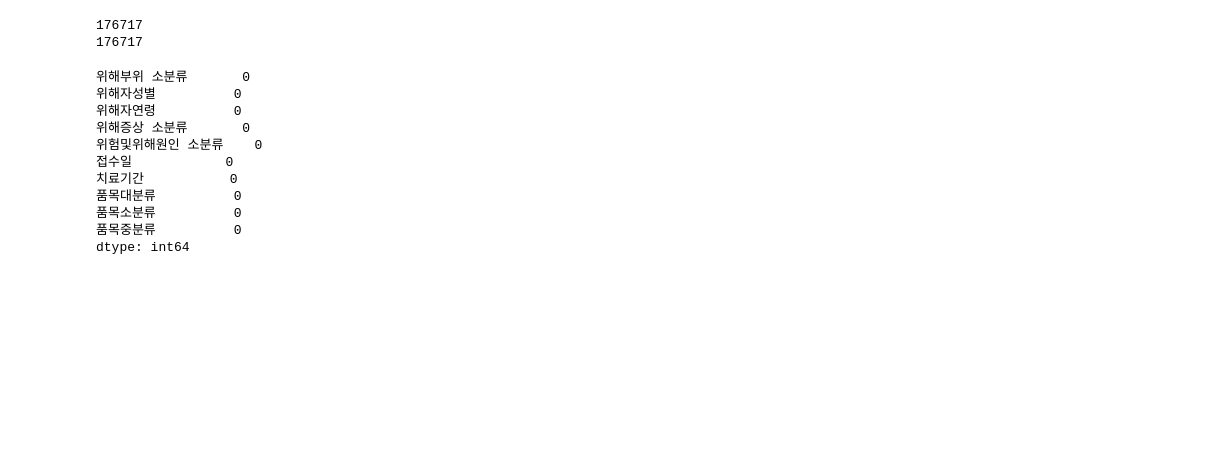
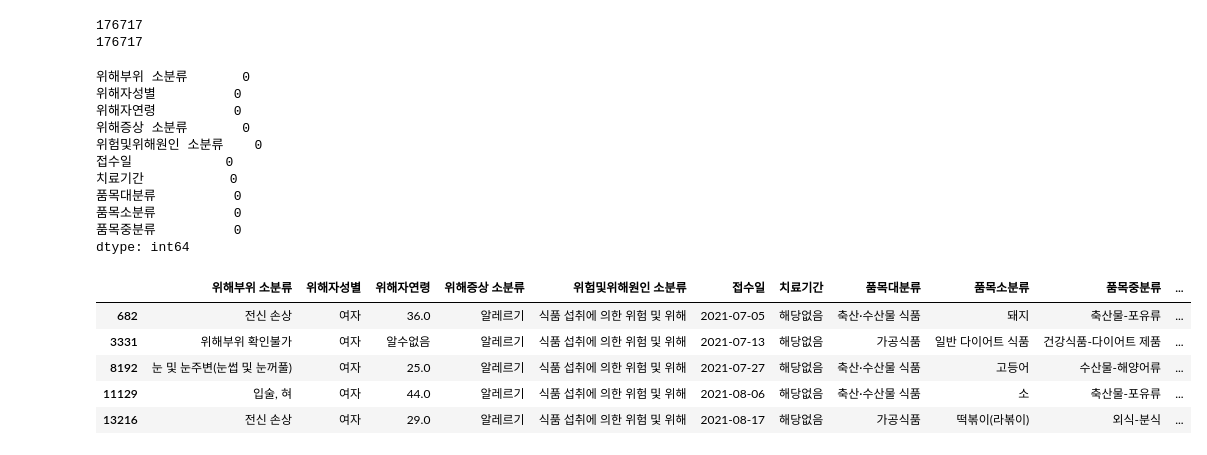
Before and after one commit to dilicat0813/2023allergy, a Jupyter notebook: 01.request/1-1.request_소보원.ipynb, the cells around one changed output. Saved outputs shown, nothing was run; the diff lists cells and outputs as text; code cells hidden in the pictures; blank space fills up the shorter version.

```diff
--- a/01.request/1-1.request_소보원.ipynb
+++ b/01.request/1-1.request_소보원.ipynb
@@ -226,6 +226,14 @@ df = df[df['위해증상 소분류'].str.contains('알레르기', na=False)]
 df = df[df['위험및위해원인 소분류'].str.contains('식품', na=False)]
 # %%
 df['접수일'] = pd.to_datetime(df['접수일'])
-df['년도'] = df['접수일'].dt.year
-df['분기'] = df['접수일'].dt.quarter
+# df['년도'] = df['접수일'].dt.year
+# df['분기'] = df['접수일'].dt.quarter
 df['년도_분기'] = df['접수일'].dt.year.astype(str) + '-Q' + df['접수일'].dt.quarter.astype(str)  # '년도_분기' 컬럼을 생성하여 년도와 분기를 문자열로 연결하여 저장합니다.
+df.head()
+# %% [output]
+|  | 위해부위 소분류 | 위해자성별 | 위해자연령 | 위해증상 소분류 | 위험및위해원인 소분류 | 접수일 | 치료기간 | 품목대분류 | 품목소분류 | 품목중분류 | ... |
+| 682 | 전신 손상 | 여자 | 36.0 | 알레르기 | 식품 섭취에 의한 위험 및 위해 | 2021-07-05 | 해당없음 | 축산·수산물 식품 | 돼지 | 축산물-포유류 | ... |
+| 3331 | 위해부위 확인불가 | 여자 | 알수없음 | 알레르기 | 식품 섭취에 의한 위험 및 위해 | 2021-07-13 | 해당없음 | 가공식품 | 일반 다이어트 식품 | 건강식품-다이어트 제품 | ... |
+| 8192 | 눈 및 눈주변(눈썹 및 눈꺼풀) | 여자 | 25.0 | 알레르기 | 식품 섭취에 의한 위험 및 위해 | 2021-07-27 | 해당없음 | 축산·수산물 식품 | 고등어 | 수산물-해양어류 | ... |
+| 11129 | 입술, 혀 | 여자 | 44.0 | 알레르기 | 식품 섭취에 의한 위험 및 위해 | 2021-08-06 | 해당없음 | 축산·수산물 식품 | 소 | 축산물-포유류 | ... |
+| 13216 | 전신 손상 | 여자 | 29.0 | 알레르기 | 식품 섭취에 의한 위험 및 위해 | 2021-08-17 | 해당없음 | 가공식품 | 떡볶이(라볶이) | 외식-분식 | ... |
```
Also changed, not shown: parts of 2 cells of this notebook.
